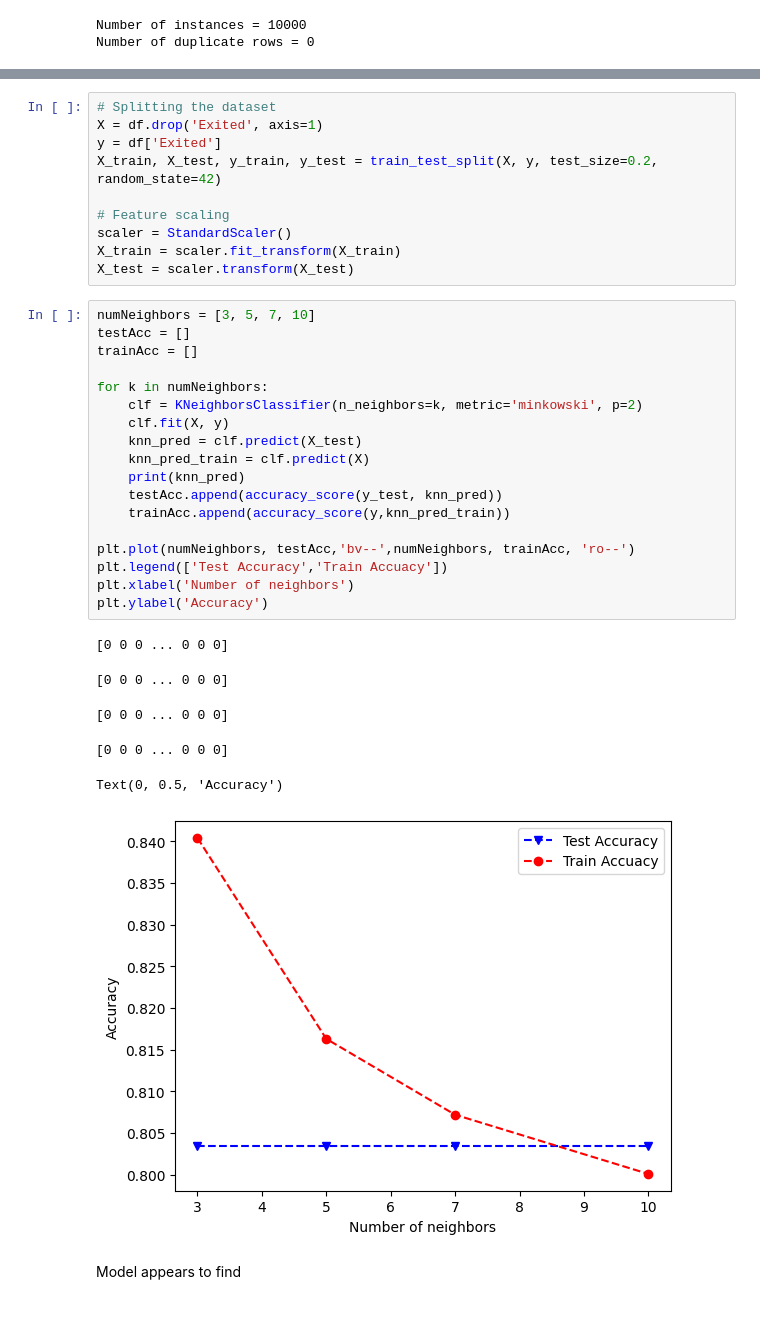
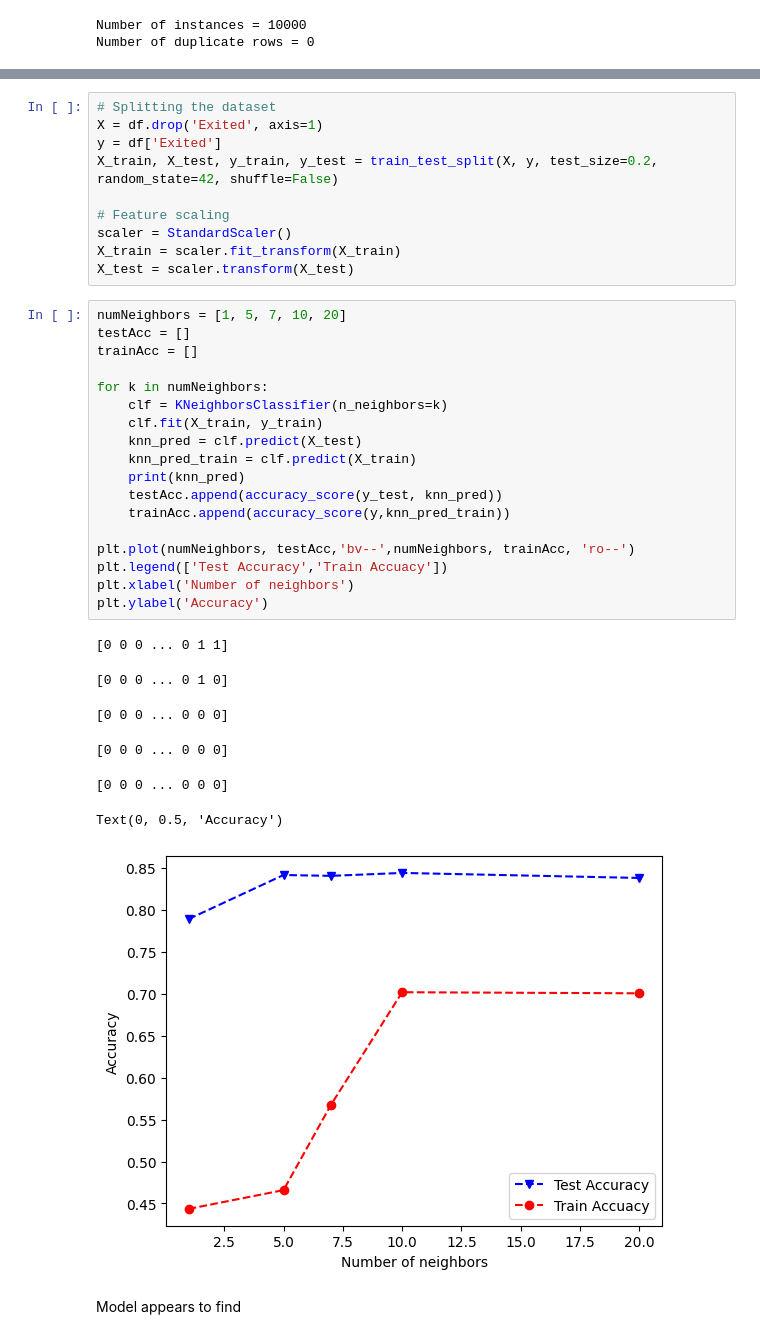
Before and after one commit to itspennyh/CSC177_Classification_Models, a Jupyter notebook: Part 3/Part 3.ipynb, the cells around one changed output, grey strips where cells are left out. Cells and saved outputs as stored; diff of their text form.

Commit message:
Issue found: Y split into train/test- test used instead of Y prediction

```diff
--- a/Part 3/Part 3.ipynb
+++ b/Part 3/Part 3.ipynb
@@ -102,37 +98,38 @@ X_test = scaler.transform(X_test)
 # Splitting the dataset
 X = df.drop('Exited', axis=1)
 y = df['Exited']
-X_train, X_test, y_train, y_test = train_test_split(X, y, test_size=0.2, random_state=42)
+X_train, X_test, y_train, y_test = train_test_split(X, y, test_size=0.2, random_state=42, shuffle=False)
 
 # Feature scaling
 scaler = StandardScaler()
 X_train = scaler.fit_transform(X_train)
 X_test = scaler.transform(X_test)
 # %%
-numNeighbors = [3, 5, 7, 10]
+numNeighbors = [1, 5, 7, 10, 20]
 testAcc = []
 trainAcc = []
 
 for k in numNeighbors:
-    clf = KNeighborsClassifier(n_neighbors=k, metric='minkowski', p=2)
-    clf.fit(X, y)
+    clf = KNeighborsClassifier(n_neighbors=k)
+    clf.fit(X_train, y_train)
     knn_pred = clf.predict(X_test)
-    knn_pred_train = clf.predict(X)
+    knn_pred_train = clf.predict(X_train)
     print(knn_pred)
     testAcc.append(accuracy_score(y_test, knn_pred))
     trainAcc.append(accuracy_score(y,knn_pred_train))
 
 plt.plot(numNeighbors, testAcc,'bv--',numNeighbors, trainAcc, 'ro--')
 plt.legend(['Test Accuracy','Train Accuacy'])
 plt.xlabel('Number of neighbors')
 plt.ylabel('Accuracy')
 # %% [output]
-[0 0 0 ... 0 0 0]
+[0 0 0 ... 0 1 1]
-[0 0 0 ... 0 0 0]
+[0 0 0 ... 0 1 0]
 [0 0 0 ... 0 0 0]
 [0 0 0 ... 0 0 0]
-Text(0, 0.5, 'Accuracy')
+[0 0 0 ... 0 0 0]
+Text(0, 0.5, 'Accuracy')
-[figure, old version]
+[figure, new version]
 # %% [markdown]
 Model appears to find
 # %% [markdown]
```
Also changed, not shown: parts of 5 cells of this notebook.
